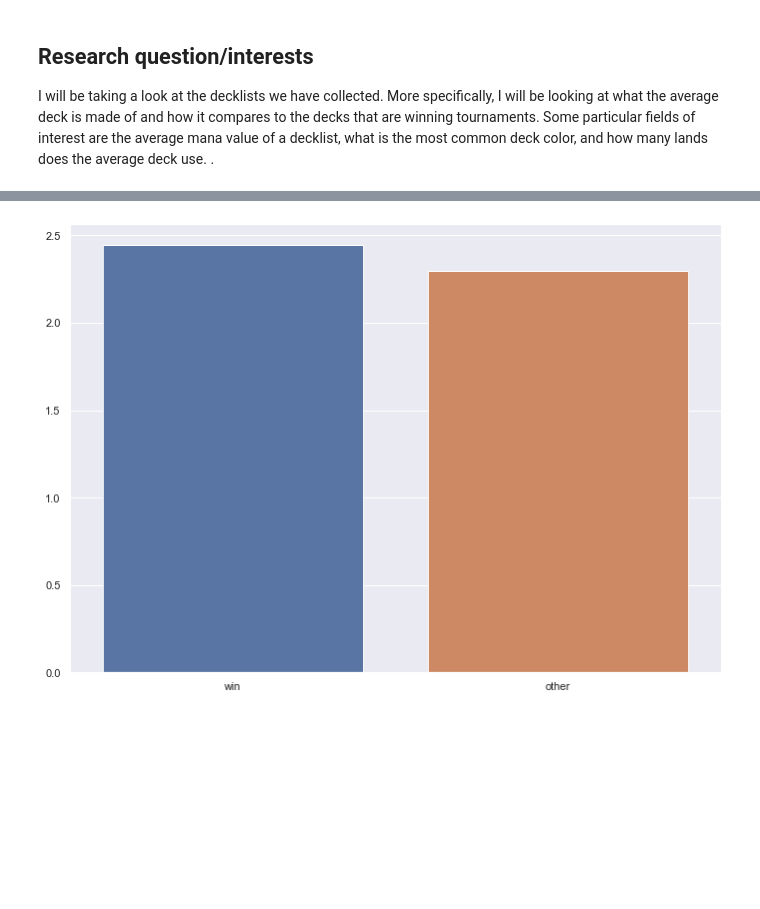
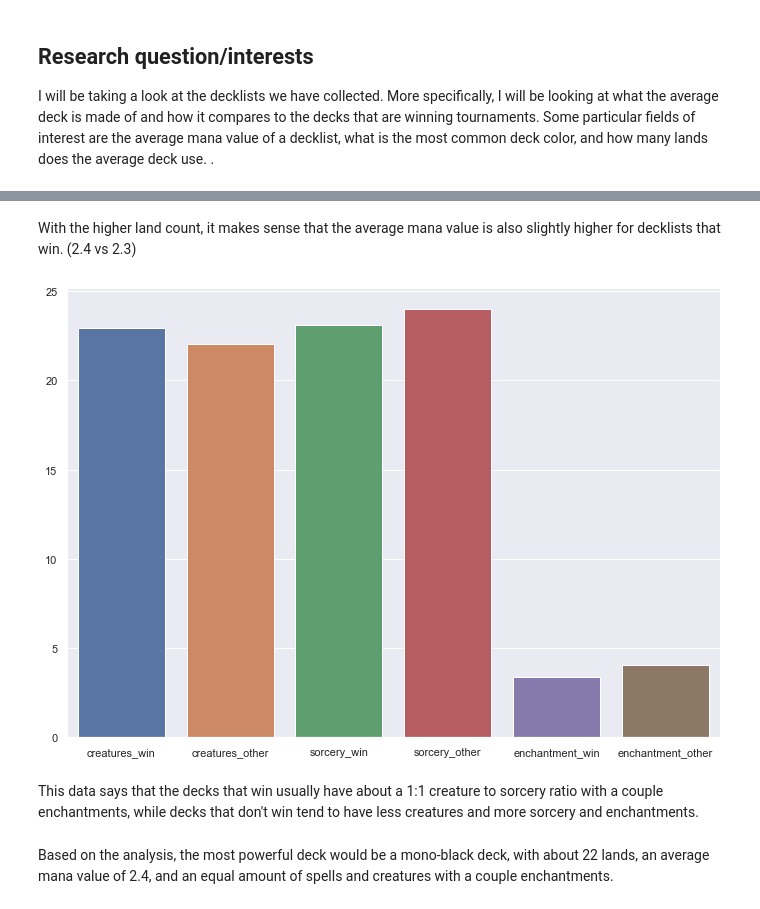
Before and after one commit to data301-2021-winter1/project-group69-project, a Jupyter notebook: notebooks/analysis1.ipynb, the cells around one changed output, grey strips where cells are left out. Saved outputs shown, nothing was run; the diff lists cells and outputs as text; code cells hidden in the pictures; blank space fills up the shorter version.

Commit message:
Decklist analysis

```diff
--- a/notebooks/analysis1.ipynb
+++ b/notebooks/analysis1.ipynb
@@ -8,7 +8,7 @@ I will be taking a look at the decklists we have collected. More specifically, I
 # %%
 import pandas as pd
 import matplotlib.pyplot as plt
-import thomas
+import thomas1
 import seaborn as sns
 
-decklists = pd.read_json("https://us-central1-tumbledmtg-website.cloudfunctions.net/api/decklists")
+decklists = thomas1.clean_decklists()
@@ -68,8 +105,14 @@ plot.set_ylim([0,1])
+# %% [markdown]
+With the higher land count, it makes sense that the average mana value is also slightly higher for decklists that win. (2.4 vs 2.3)
 # %%
-lands = pd.DataFrame.from_dict({
-    "win": [winner_decklists['lands'].sum()/len(winner_decklists.index)],
-    "other": [other_decklists['lands'].sum()/len(other_decklists.index)]
+mv = pd.DataFrame.from_dict({
+    "creatures_win": [winner_decklists['creature'].sum()/len(winner_decklists.index)],
+    "creatures_other": [other_decklists['creature'].sum()/len(other_decklists.index)],
+    "sorcery_win": [winner_decklists['sorcery'].sum()/len(winner_decklists.index)],
+    "sorcery_other": [other_decklists['sorcery'].sum()/len(other_decklists.index)],
+    "enchantment_win": [winner_decklists['enchant'].sum()/len(winner_decklists.index)],
+    "enchantment_other": [other_decklists['enchant'].sum()/len(other_decklists.index)]
 })
-plot = sns.barplot(data=lands)
+plot = sns.barplot(data=mv)
 # %% [output]
-[figure, old version]
+[figure, new version]
@@ -81,0 +119,4 @@ plot = sns.barplot(data=mv)
+# %% [markdown]
+This data says that the decks that win usually have about a 1:1 creature to sorcery ratio with a couple enchantments, while decks that don't win tend to have less creatures and more sorcery and enchantments.
+# %% [markdown]
+Based on the analysis, the most powerful deck would be a mono-black deck, with about 22 lands, an average mana value of 2.4, and an equal amount of spells and creatures with a couple enchantments.
```
Also changed, not shown: parts of 11 cells of this notebook, 1 other file.
